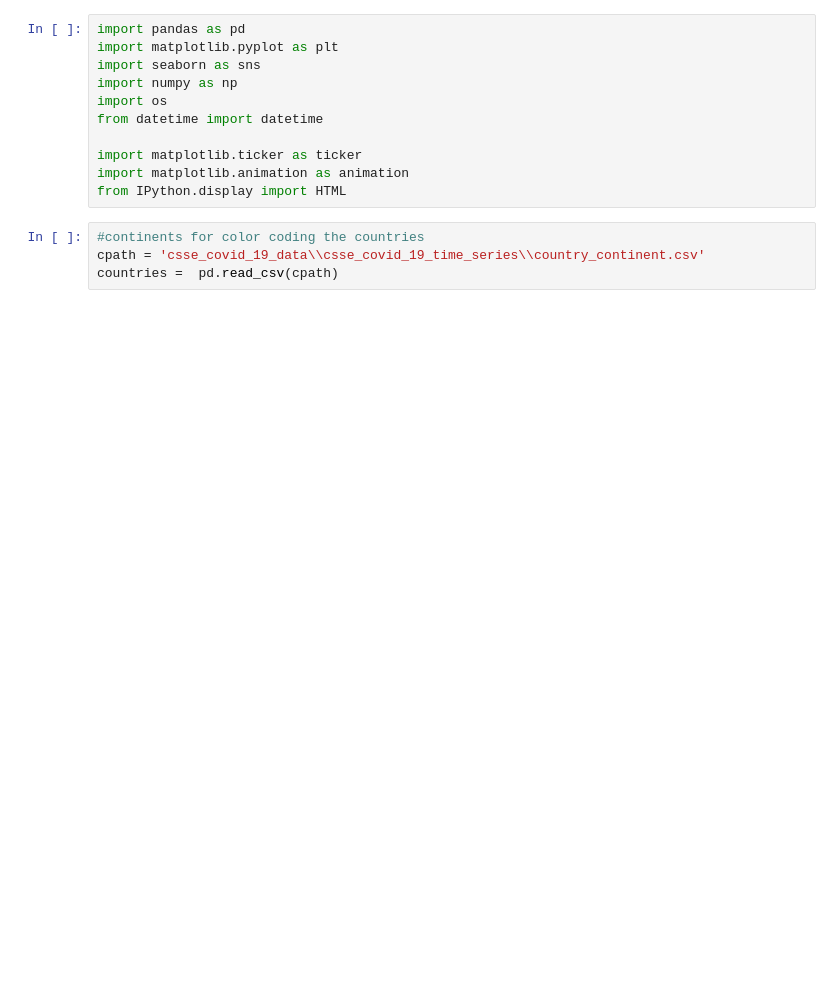
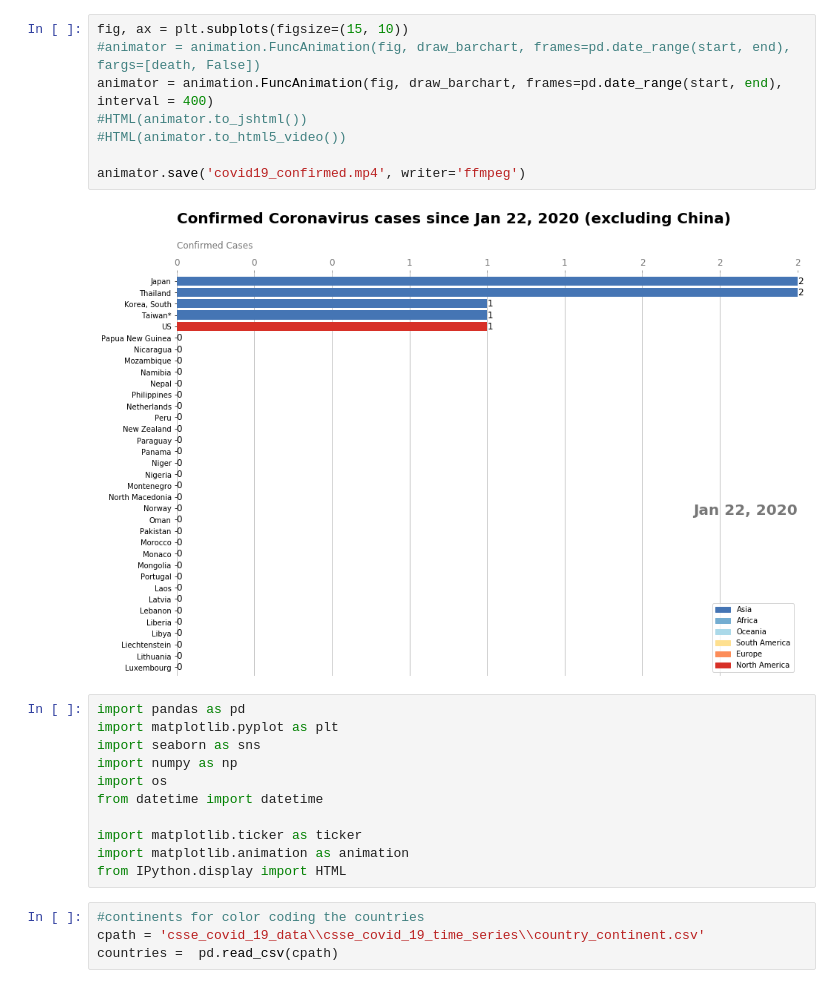
Before and after one commit to meghnas/COVID-19, a Jupyter notebook: covid19.ipynb, the cells around one changed output. Cells and saved outputs as stored; diff of their text form; blank space fills up the shorter version.

```diff
--- a/covid19.ipynb
+++ b/covid19.ipynb
@@ -1,3 +1,13 @@
+# %%
+fig, ax = plt.subplots(figsize=(15, 10))
+#animator = animation.FuncAnimation(fig, draw_barchart, frames=pd.date_range(start, end), fargs=[death, False])
+animator = animation.FuncAnimation(fig, draw_barchart, frames=pd.date_range(start, end), interval = 400)
+#HTML(animator.to_jshtml())
+#HTML(animator.to_html5_video())
+
+animator.save('covid19_confirmed.mp4', writer='ffmpeg')
+# %% [output]
+[figure, added]
 # %%
 import pandas as pd
 import matplotlib.pyplot as plt
```
Also changed, not shown: parts of 7 cells of this notebook, 2 other files.
